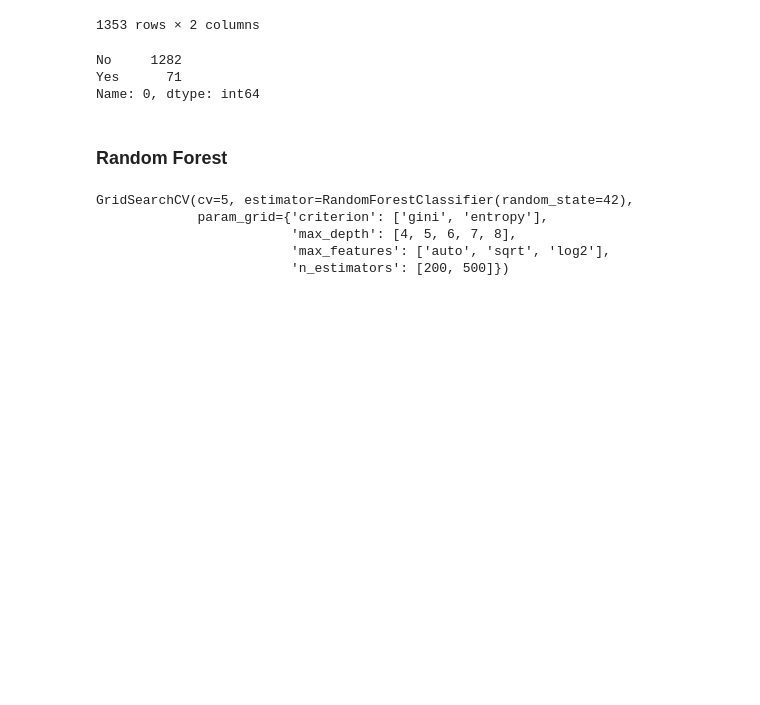
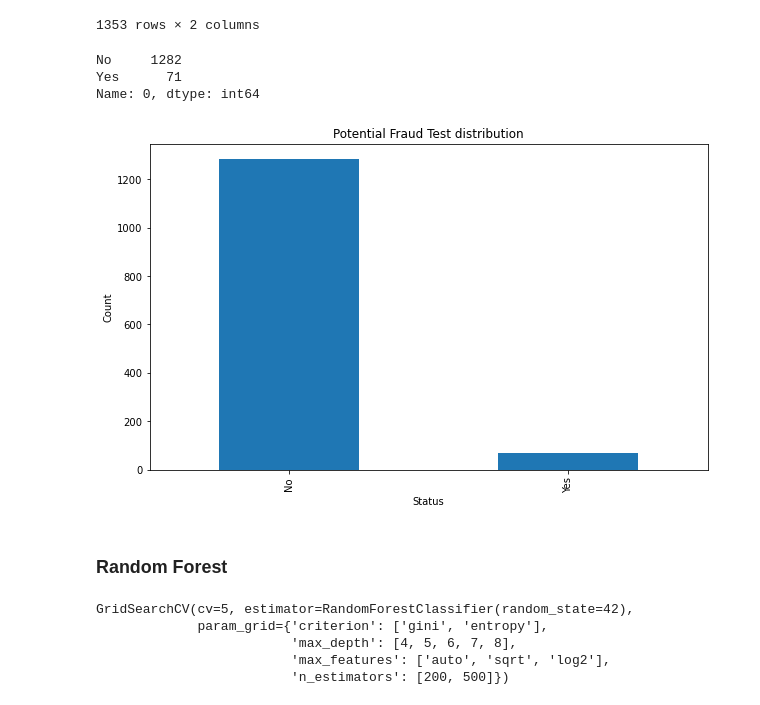
Before and after one commit to asheshbyanju/Health_Provider_Fraud_Detection_Analysis, a Jupyter notebook: Health Provider Fraud Detection Analysis.ipynb, the cells around one changed output. Cells and saved outputs as stored; diff of their text form; code cells hidden in the pictures; blank space fills up the shorter version.

```diff
--- a/Health Provider Fraud Detection Analysis.ipynb
+++ b/Health Provider Fraud Detection Analysis.ipynb
@@ -674,6 +752,14 @@ Labels.value_counts()
 No     1282
 Yes      71
 Name: 0, dtype: int64
+# %%
+plt.title("Potential Fraud Test distribution")
+y_test.groupby( ["PotentialFraud"] ).Provider.count().plot(kind = "bar", figsize = (10,6))
+plt.xlabel('Status')
+plt.ylabel('Count')
+plt.show()
+# %% [output]
+[figure, added]
 # %%
 #write Submission file
 
```
Also changed, not shown: parts of 17 cells of this notebook, 1 other file.
